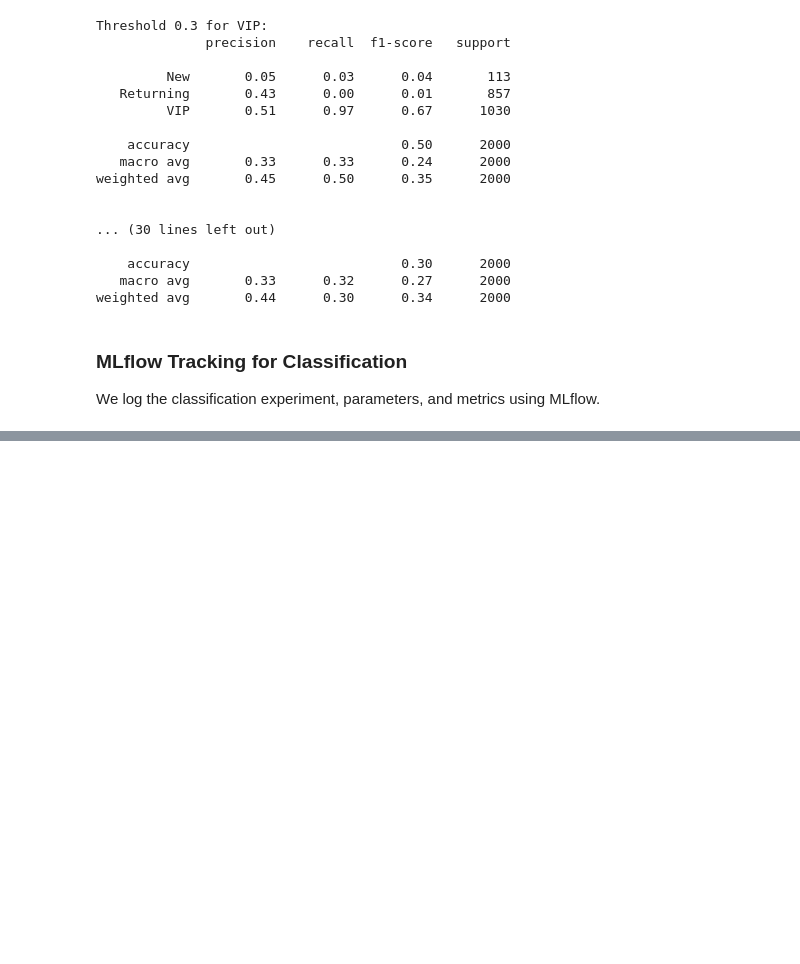
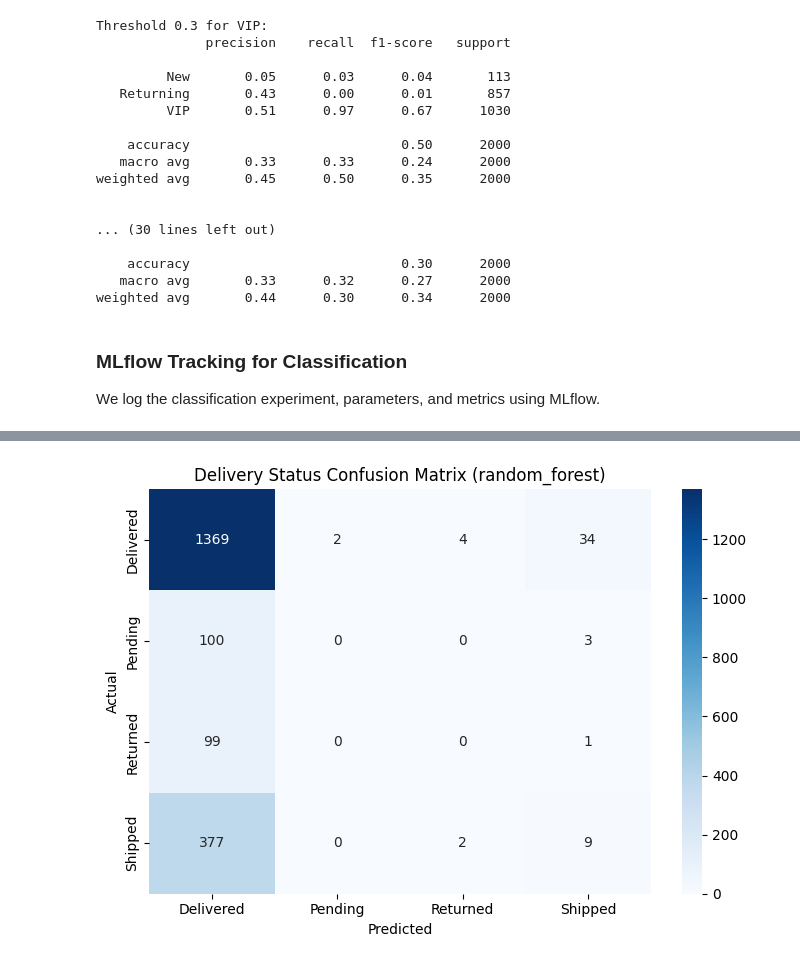
Before and after one commit to Himanthajaga/Ml-Final-Project, a Jupyter notebook: notebooks/2_supervised_modeling.ipynb, the cells around one changed output, grey strips where cells are left out. Cells and saved outputs as stored; diff of their text form; code cells hidden in the pictures; blank space fills up the shorter version.

```diff
--- a/notebooks/2_supervised_modeling.ipynb
+++ b/notebooks/2_supervised_modeling.ipynb
@@ -368,0 +363,87 @@ Logged classification run with F1: 0.34, LogLoss: 1.10
+# %%
+from sklearn.compose import ColumnTransformer
+from sklearn.preprocessing import StandardScaler, OneHotEncoder
+from sklearn.ensemble import RandomForestClassifier, HistGradientBoostingClassifier
+
+# Feature set for delivery status prediction
+X_del = df_clean.drop(columns=['delivery_status', 'customer_segment', 'price'])
+y_del = df_clean['delivery_status']
+
+Xd_train, Xd_test, yd_train, yd_test = train_test_split(
+    X_del, y_del, test_size=0.2, random_state=42, stratify=y_del
+)
+
+num_cols = ['quantity', 'order_date_year', 'order_date_month', 'order_date_day', 'order_date_hour',
+            'shipping_date_year', 'shipping_date_month', 'shipping_date_day', 'shipping_date_hour', 'days_to_ship']
+cat_cols = ['category', 'payment_method', 'device_type', 'channel']
+
+del_preprocessor = ColumnTransformer(
+    transformers=[
+        ('num', StandardScaler(), num_cols),
+        ('cat', OneHotEncoder(handle_unknown='ignore'), cat_cols)
+    ],
+    remainder='drop'
+ )
+
+candidate_models = {
+    'logreg_balanced': LogisticRegression(max_iter=1200, class_weight='balanced'),
+    'random_forest': RandomForestClassifier(
+        n_estimators=400, max_depth=None, min_samples_split=4, min_samples_leaf=2,
+        class_weight='balanced_subsample', random_state=42, n_jobs=-1
+    ),
+    'hist_gb': HistGradientBoostingClassifier(
+        max_depth=10, learning_rate=0.08, max_iter=300, random_state=42
+    )
+}
+
+results = []
+best_name = None
+best_model = None
+best_acc = -1.0
+
+for name, model in candidate_models.items():
+    pipe = Pipeline([
+        ('preprocessor', del_preprocessor),
+        ('model', model)
+    ])
+    pipe.fit(Xd_train, yd_train)
+    pred = pipe.predict(Xd_test)
+    acc = accuracy_score(yd_test, pred)
+    f1w = f1_score(yd_test, pred, average='weighted')
+    results.append({'model': name, 'accuracy': acc, 'f1_weighted': f1w})
+
+    if acc > best_acc:
+        best_acc = acc
+        best_name = name
+        best_model = pipe
+
+results_df = pd.DataFrame(results).sort_values(by='accuracy', ascending=False)
+print(results_df.to_string(index=False))
+print(f"\nBest delivery model: {best_name} | accuracy={best_acc:.4f}")
+
+yd_pred = best_model.predict(Xd_test)
+print("\nClassification report (best model):")
+print(classification_report(yd_test, yd_pred))
+
+labels = sorted(yd_test.unique())
+cm_del = confusion_matrix(yd_test, yd_pred, labels=labels)
+plt.figure(figsize=(7, 5))
+sns.heatmap(cm_del, annot=True, fmt='d', cmap='Blues', xticklabels=labels, yticklabels=labels)
+plt.title(f'Delivery Status Confusion Matrix ({best_name})')
+plt.xlabel('Predicted')
+plt.ylabel('Actual')
+plt.tight_layout()
+os.makedirs('../artifacts', exist_ok=True)
+plt.savefig('../artifacts/delivery_status_confusion_matrix_best_model.png', dpi=150, bbox_inches='tight')
+plt.show()
+print("Saved: ../artifacts/delivery_status_confusion_matrix_best_model.png")
+
+joblib.dump(best_model, '../artifacts/best_delivery_status_model.joblib')
+print("Saved: ../artifacts/best_delivery_status_model.joblib")
+
+if best_acc < 0.75:
+    print("\nNote: accuracy is below 75%. This dataset may have weak signal for this target.")
+    print("Try adding richer features (product attributes, user history, or external context) for further gain.")
+else:
+    print("\nTarget band check: accuracy is in/above the requested 75-85% range.")
+# %% [output]
@@ -368,0 +484 @@ Logged classification run with F1: 0.34, LogLoss: 1.10
+[figure, added]
```
Also changed, not shown: parts of 9 cells of this notebook, 8 other files.
